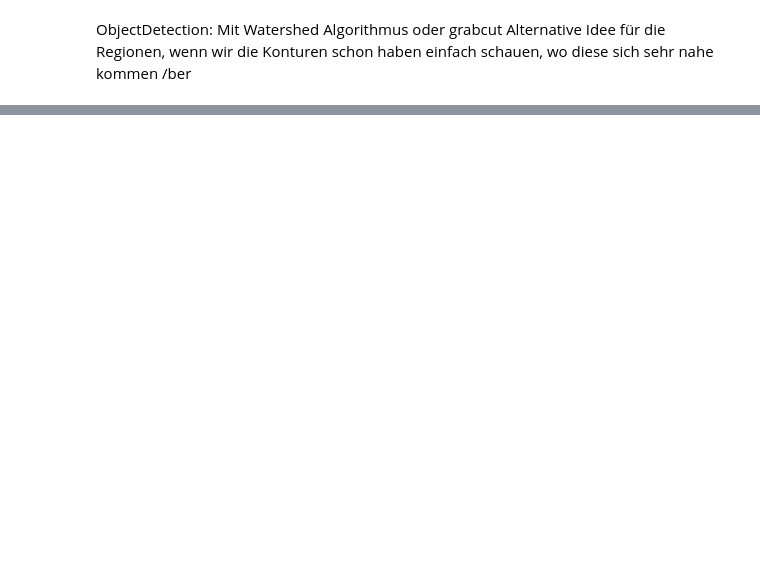
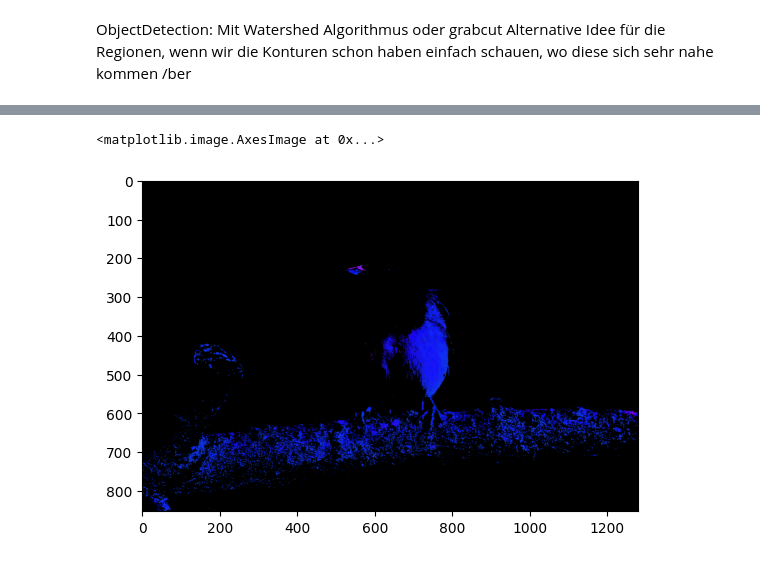
Before and after one commit to uol-mediaprocessing-2023-2024-classroom/project-line-art, a Jupyter notebook: dokumentary/ObjectDetection.ipynb, the cells around one changed output, grey strips where cells are left out. Saved outputs shown, nothing was run; the diff lists cells and outputs as text; code cells hidden in the pictures; blank space fills up the shorter version.

```diff
--- a/dokumentary/ObjectDetection.ipynb
+++ b/dokumentary/ObjectDetection.ipynb
@@ -94,0 +94,16 @@ plt.imshow(image)
+# %%
+#https://realpython.com/python-opencv-color-spaces/
+from matplotlib import pyplot as plt
+import cv2
+
+white = (0, 0, 200)
+dark_white = (145, 60, 255)
+
+image = cv2.imread('pictures/dark-eyed-junco.jpg')
+hsvImage = cv2.cvtColor(image, cv2.COLOR_BGR2HSV)
+mask = cv2.inRange(hsvImage,white,dark_white)
+result = cv2.bitwise_and(hsvImage,hsvImage,mask=mask)
+plt.imshow(result)
+# %% [output]
+<matplotlib.image.AxesImage at 0x...>
+[figure, added]
```
Also changed, not shown: parts of 4 cells of this notebook, 2 other files.
